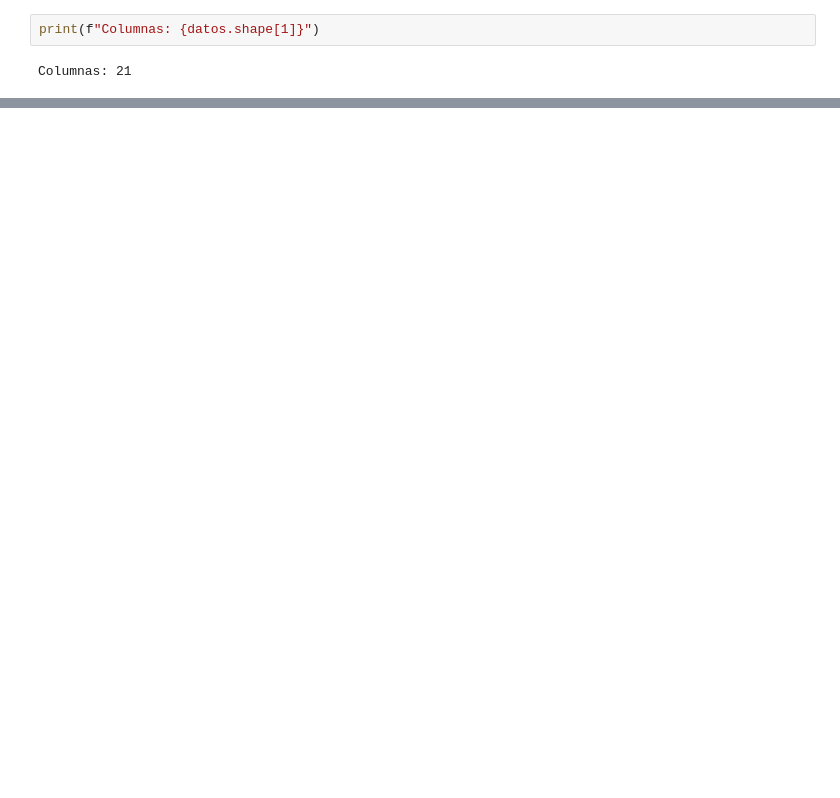
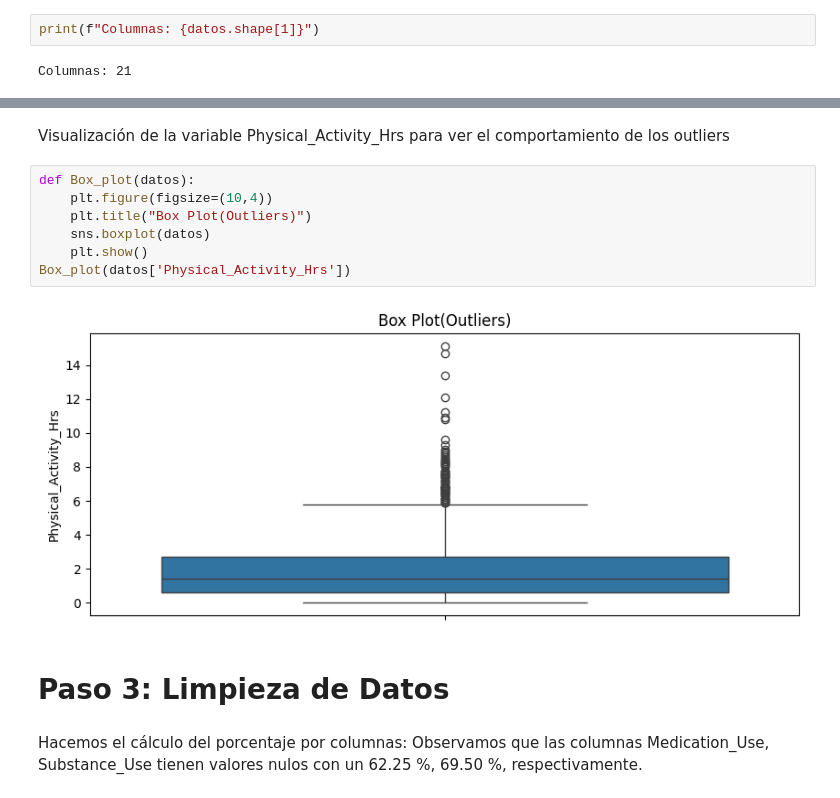
Before and after one commit to utm-ic/pr1-2-data-manipulation-AbimaelDD, a Jupyter notebook: reporte_mentalhealt.ipynb, the cells around one changed output, grey strips where cells are left out. Drawn from its saved outputs; the diff is of its cells as text; blank space fills up the shorter version.

```diff
--- a/reporte_mentalhealt.ipynb
+++ b/reporte_mentalhealt.ipynb
@@ -62,0 +282,15 @@ Columnas: 21
+# %% [markdown]
+Visualización de la variable Physical_Activity_Hrs para ver el comportamiento de los outliers
+# %%
+def Box_plot(datos):
+    plt.figure(figsize=(10,4))
+    plt.title("Box Plot(Outliers)")
+    sns.boxplot(datos)
+    plt.show()
+Box_plot(datos['Physical_Activity_Hrs'])
+# %% [output]
+[figure, added]
+# %% [markdown]
+# Paso 3: Limpieza de Datos
+# %% [markdown]
+Hacemos el cálculo del porcentaje por columnas: Observamos que las columnas Medication_Use, Substance_Use tienen valores nulos con un 62.25 %, 69.50 %,  respectivamente.
```
Also changed, not shown: parts of 45 cells of this notebook.
